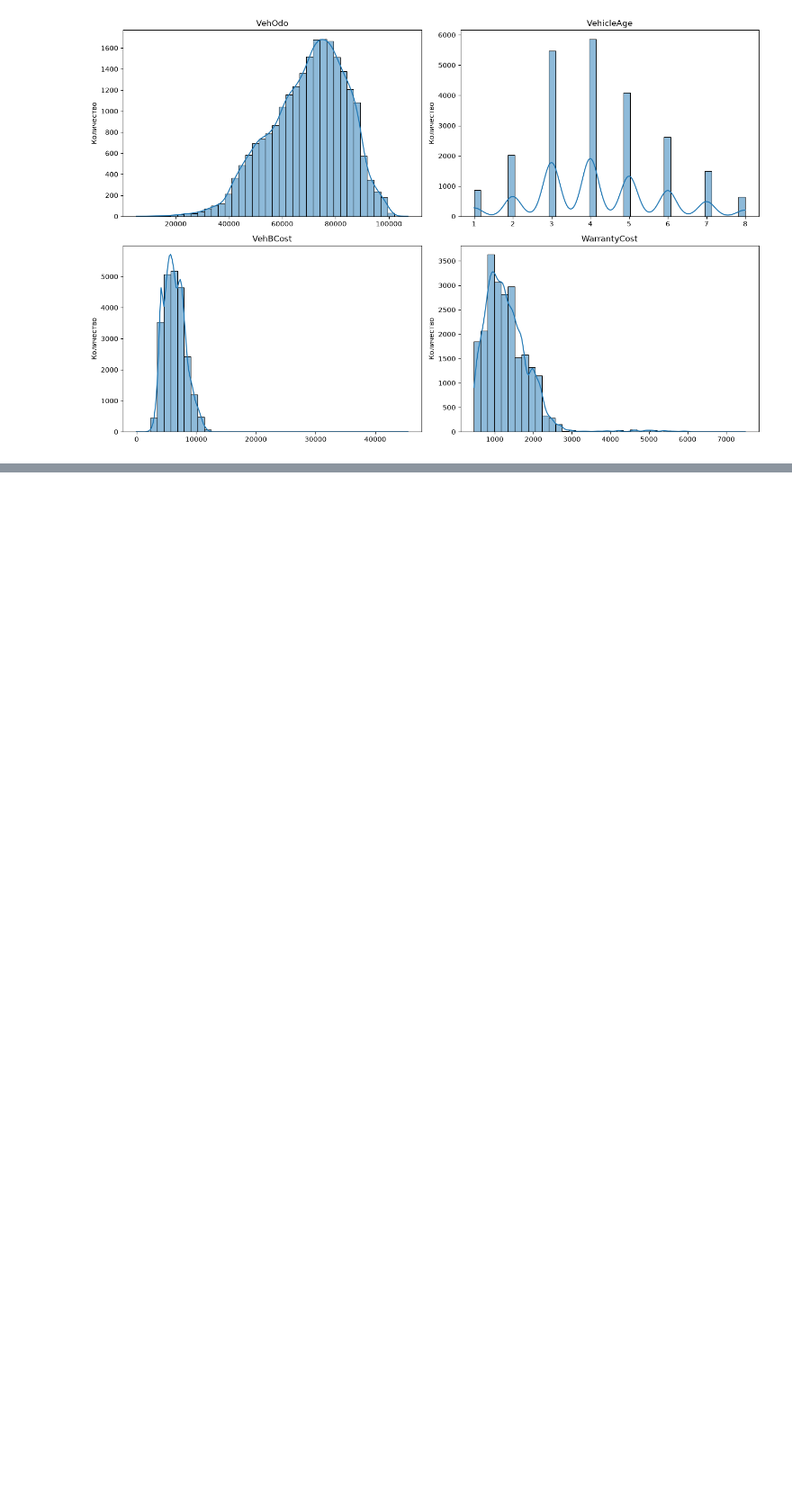
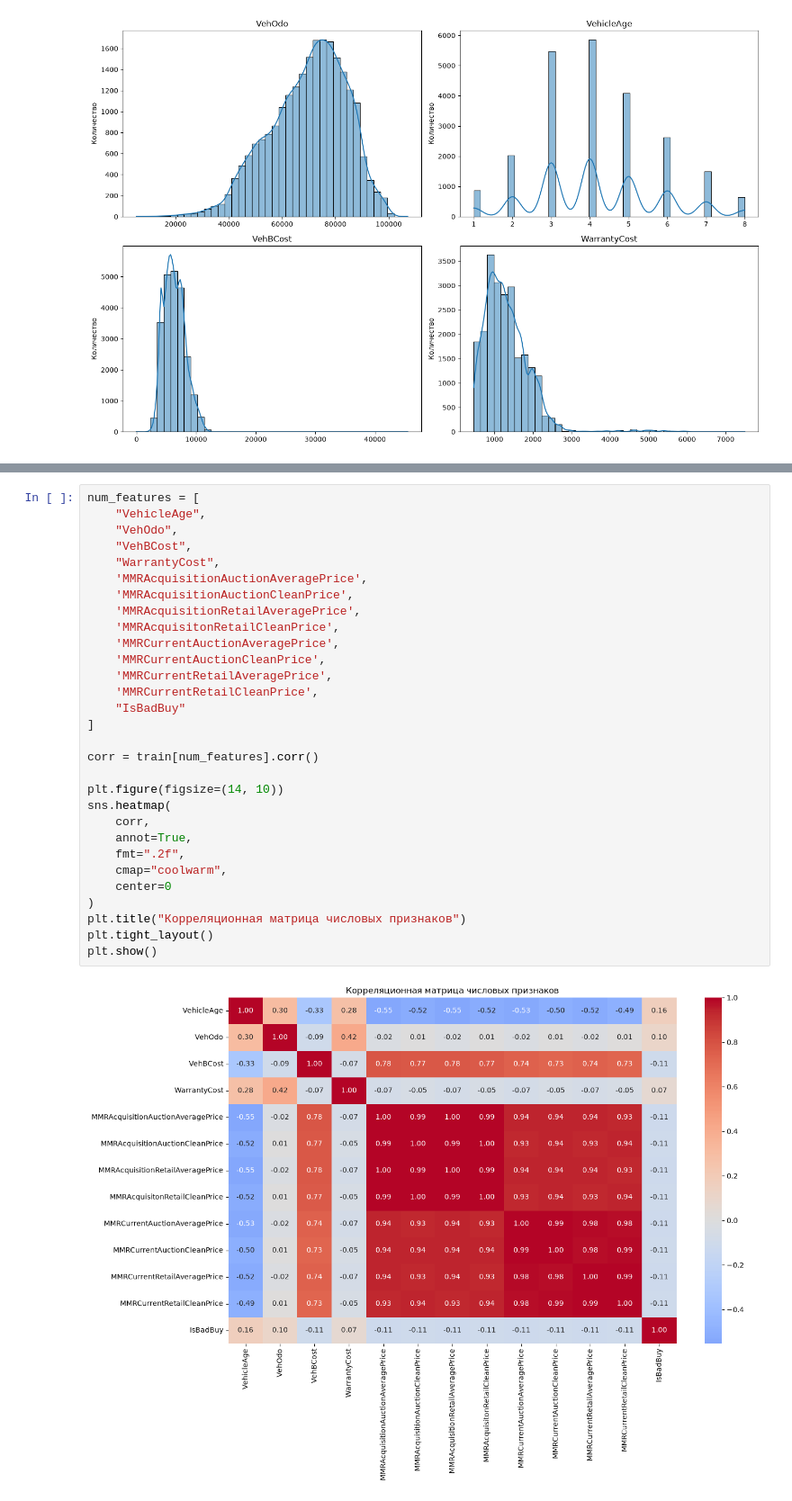
Before and after one commit to alphakentavra/dont-get-kicked-classification, a Jupyter notebook: src/ML4.ipynb, the cells around one changed output, grey strips where cells are left out. Shown at 90% size. Drawn from its saved outputs; the diff is of its cells as text; blank space fills up the shorter version.

```diff
--- a/src/ML4.ipynb
+++ b/src/ML4.ipynb
@@ -392,0 +610,32 @@ plt.show()
+# %%
+num_features = [
+    "VehicleAge",
+    "VehOdo",
+    "VehBCost",
+    "WarrantyCost",
+    'MMRAcquisitionAuctionAveragePrice',
+    'MMRAcquisitionAuctionCleanPrice',
+    'MMRAcquisitionRetailAveragePrice',
+    'MMRAcquisitonRetailCleanPrice',
+    'MMRCurrentAuctionAveragePrice',
+    'MMRCurrentAuctionCleanPrice',
+    'MMRCurrentRetailAveragePrice',
+    'MMRCurrentRetailCleanPrice',
+    "IsBadBuy"
+]
+
+corr = train[num_features].corr()
+
+plt.figure(figsize=(14, 10))
+sns.heatmap(
+    corr,
+    annot=True,
+    fmt=".2f",
+    cmap="coolwarm",
+    center=0
+)
+plt.title("Корреляционная матрица числовых признаков")
+plt.tight_layout()
+plt.show()
+# %% [output]
+[figure, added]
```
Also changed, not shown: parts of 26 cells of this notebook.
